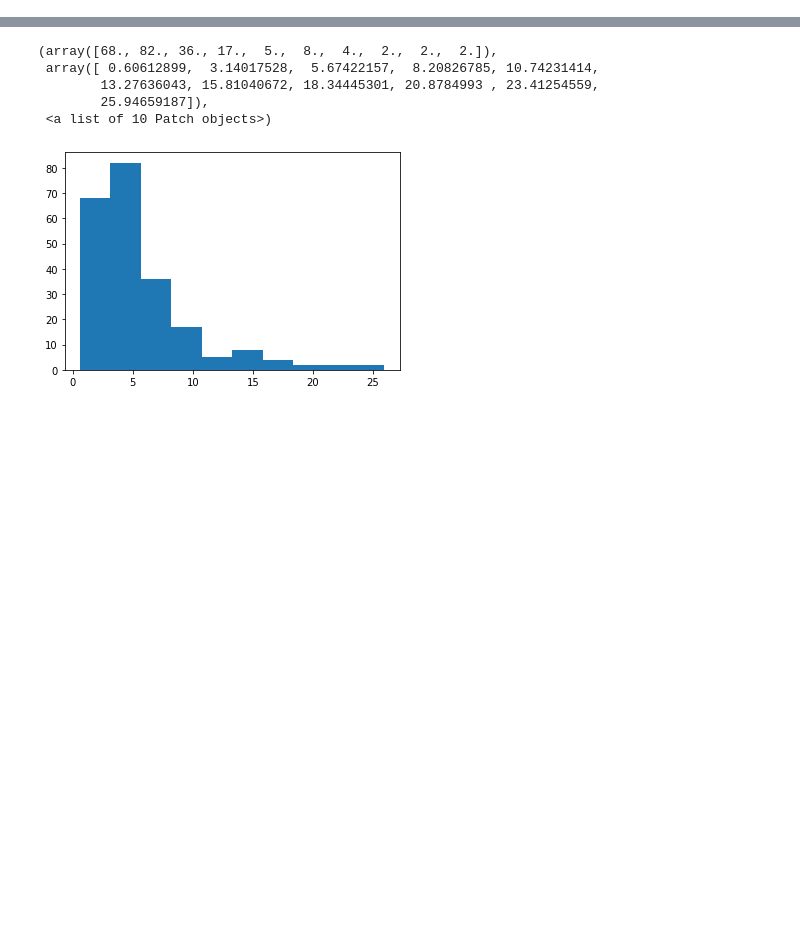
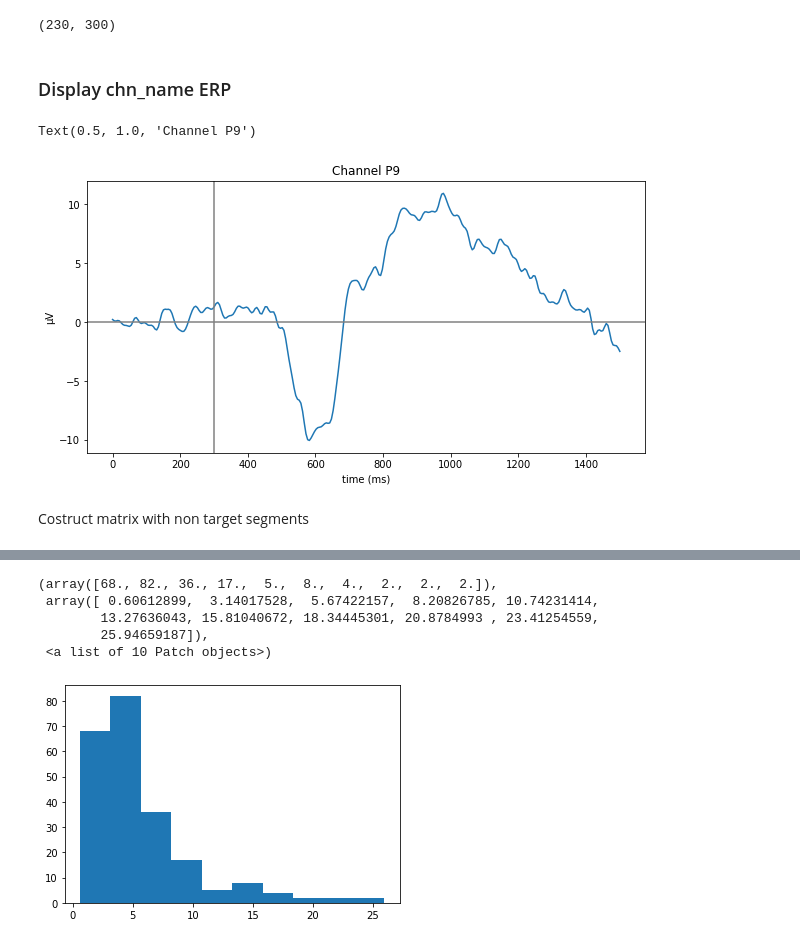
Before and after one commit to cobando/EmergencyBraking, a Jupyter notebook: Notebooks/ExploringOneSubjectData.ipynb, the cells around one changed output, grey strips where cells are left out. Saved outputs shown, nothing was run; the diff lists cells and outputs as text; code cells hidden in the pictures; blank space fills up the shorter version.

```diff
--- a/Notebooks/ExploringOneSubjectData.ipynb
+++ b/Notebooks/ExploringOneSubjectData.ipynb
@@ -285,0 +208,24 @@ plt.imshow(A_mean)
+# %%
+A = np.zeros((len(events), ts_f+ts_i))
+for event_index in range(len(events)-1):
+    event_tiem = events[event_index]
+    A[event_index,:] = x[np.where(np.asarray(name_elec) == chn_name)[0],event_tiem-ts_i:event_tiem+ts_f]
+print(A.shape)
+# %% [output]
+(230, 300)
+# %% [markdown]
+### Display chn_name ERP
+# %%
+plt.figure(figsize=(10,5))
+A_norm = np.subtract(A,np.array(A[:,:20].mean(1)).reshape(A.shape[0],1))
+plt.plot(np.linspace(start = 0, stop = A_norm.shape[1]*5, num =A_norm.shape[1]), A_norm.mean(0))
+plt.axvline(x=ts_i*5, color='gray', linestyle='-')
+plt.axhline(y=0, color='gray', linestyle='-')
+plt.xlabel("time (ms)")
+plt.ylabel(u"\u03bcV")
+plt.title('Channel ' + chn_name)
+# %% [output]
+Text(0.5, 1.0, 'Channel P9')
+[figure, added]
+# %% [markdown]
+Costruct matrix with non target segments
```
Also changed, not shown: parts of 147 cells of this notebook, 15 other files.
